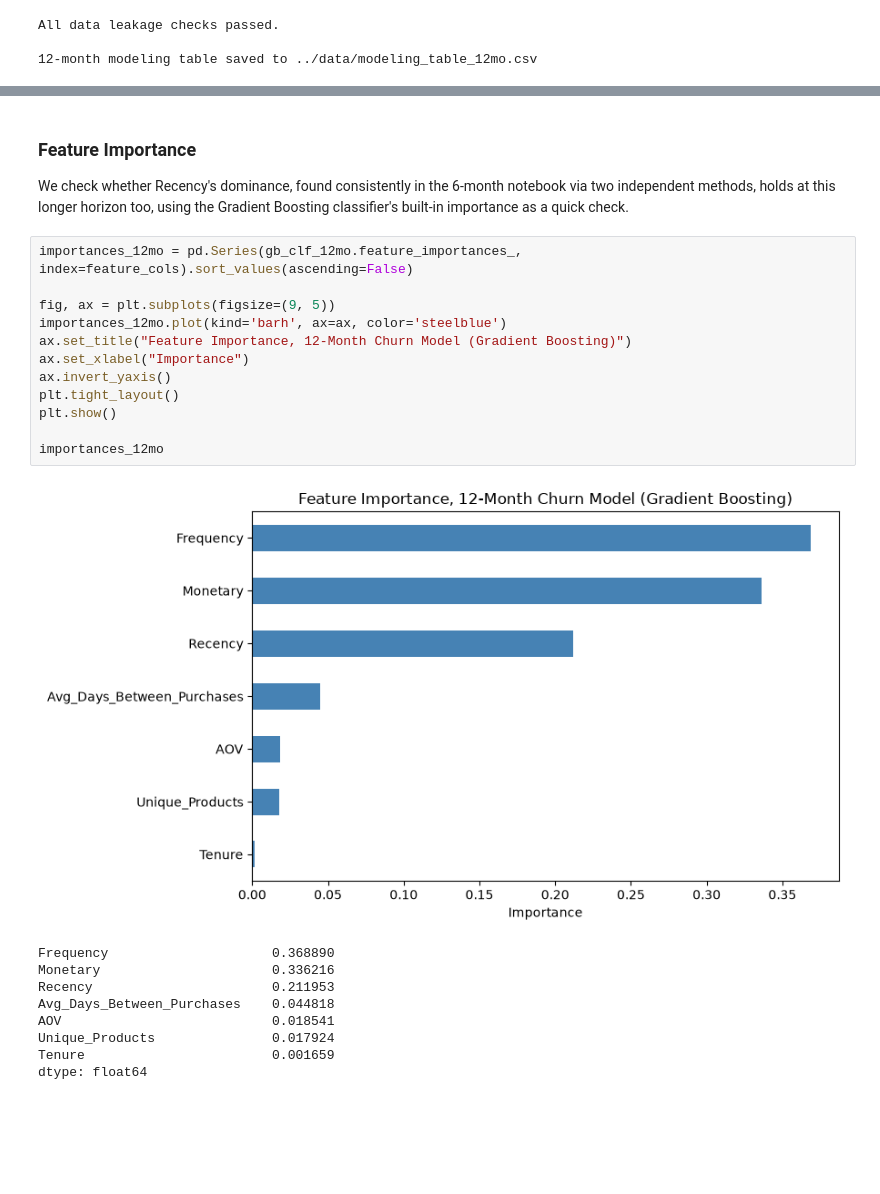
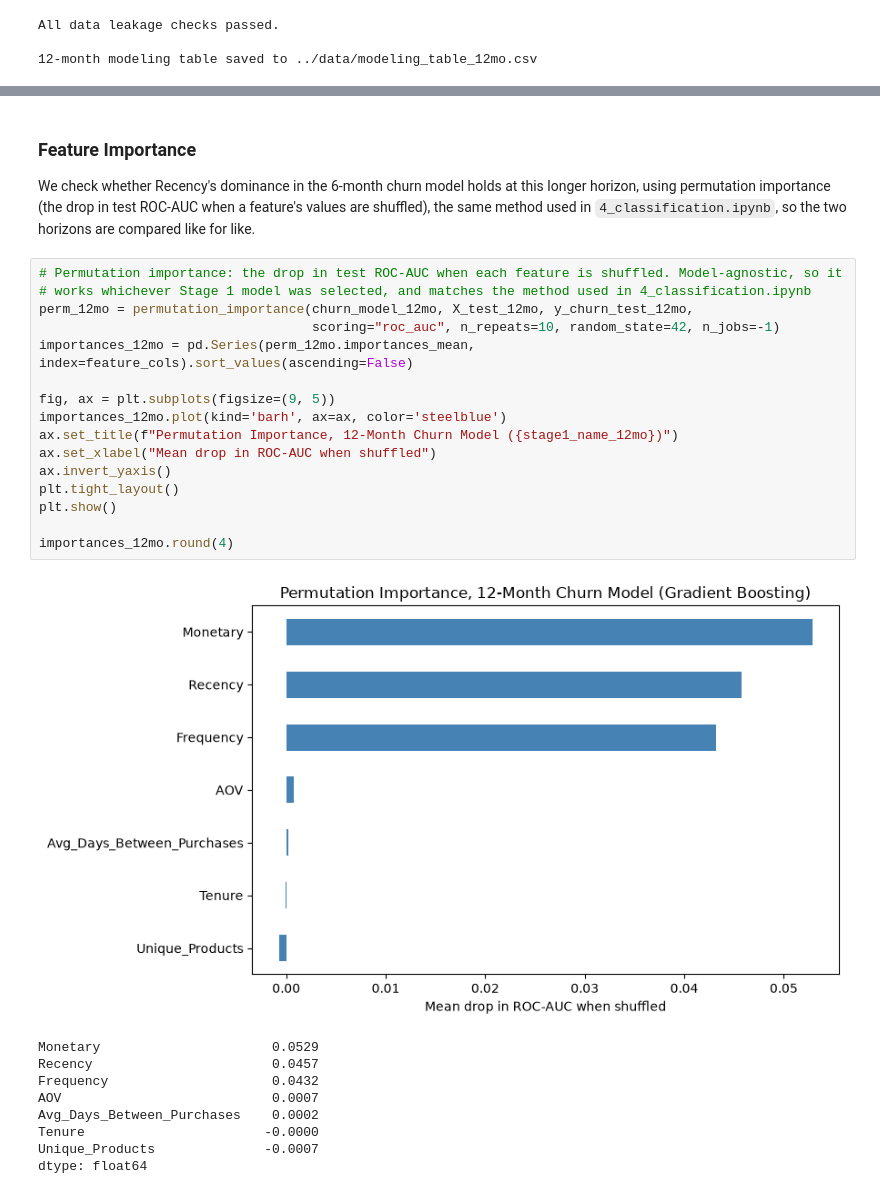
Before and after one commit to SourodeepRoy30/clv-predictor, a Jupyter notebook: notebooks/7_clv_12month.ipynb, the cells around one changed output, grey strips where cells are left out. Drawn from its saved outputs; the diff is of its cells as text; blank space fills up the shorter version.

Commit message:
Rerun 12-month CLV: CV-selected Stage 1, train-only model selection, Expected Value rule

```diff
--- a/notebooks/7_clv_12month.ipynb
+++ b/notebooks/7_clv_12month.ipynb
@@ -513,27 +674,31 @@ Final threshold to use: 0.11
 # %% [markdown]
 ### Feature Importance
 
-We check whether Recency's dominance, found consistently in the 6-month notebook via two independent methods, holds at this longer horizon too, using the Gradient Boosting classifier's built-in importance as a quick check.
+We check whether Recency's dominance in the 6-month churn model holds at this longer horizon, using permutation importance (the drop in test ROC-AUC when a feature's values are shuffled), the same method used in `4_classification.ipynb`, so the two horizons are compared like for like.
-# %%
-importances_12mo = pd.Series(gb_clf_12mo.feature_importances_, index=feature_cols).sort_values(ascending=False)
-
-fig, ax = plt.subplots(figsize=(9, 5))
-importances_12mo.plot(kind='barh', ax=ax, color='steelblue')
-ax.set_title("Feature Importance, 12-Month Churn Model (Gradient Boosting)")
-ax.set_xlabel("Importance")
-ax.invert_yaxis()
-plt.tight_layout()
-plt.show()
-
-importances_12mo
-# %% [output]
-[figure, removed]
-Frequency                     0.368890
-Monetary                      0.336216
-Recency                       0.211953
-Avg_Days_Between_Purchases    0.044818
-AOV                           0.018541
-Unique_Products               0.017924
-Tenure                        0.001659
-dtype: float64
+# %%
+# Permutation importance: the drop in test ROC-AUC when each feature is shuffled. Model-agnostic, so it
+# works whichever Stage 1 model was selected, and matches the method used in 4_classification.ipynb
+perm_12mo = permutation_importance(churn_model_12mo, X_test_12mo, y_churn_test_12mo,
+                                   scoring="roc_auc", n_repeats=10, random_state=42, n_jobs=-1)
+importances_12mo = pd.Series(perm_12mo.importances_mean, index=feature_cols).sort_values(ascending=False)
+
+fig, ax = plt.subplots(figsize=(9, 5))
+importances_12mo.plot(kind='barh', ax=ax, color='steelblue')
+ax.set_title(f"Permutation Importance, 12-Month Churn Model ({stage1_name_12mo})")
+ax.set_xlabel("Mean drop in ROC-AUC when shuffled")
+ax.invert_yaxis()
+plt.tight_layout()
+plt.show()
+
+importances_12mo.round(4)
+# %% [output]
+[figure, added]
+Monetary                      0.0529
+Recency                       0.0457
+Frequency                     0.0432
+AOV                           0.0007
+Avg_Days_Between_Purchases    0.0002
+Tenure                       -0.0000
+Unique_Products              -0.0007
+dtype: float64
 # %% [markdown]
```
Also changed, not shown: parts of 34 cells of this notebook, 3 other files.
